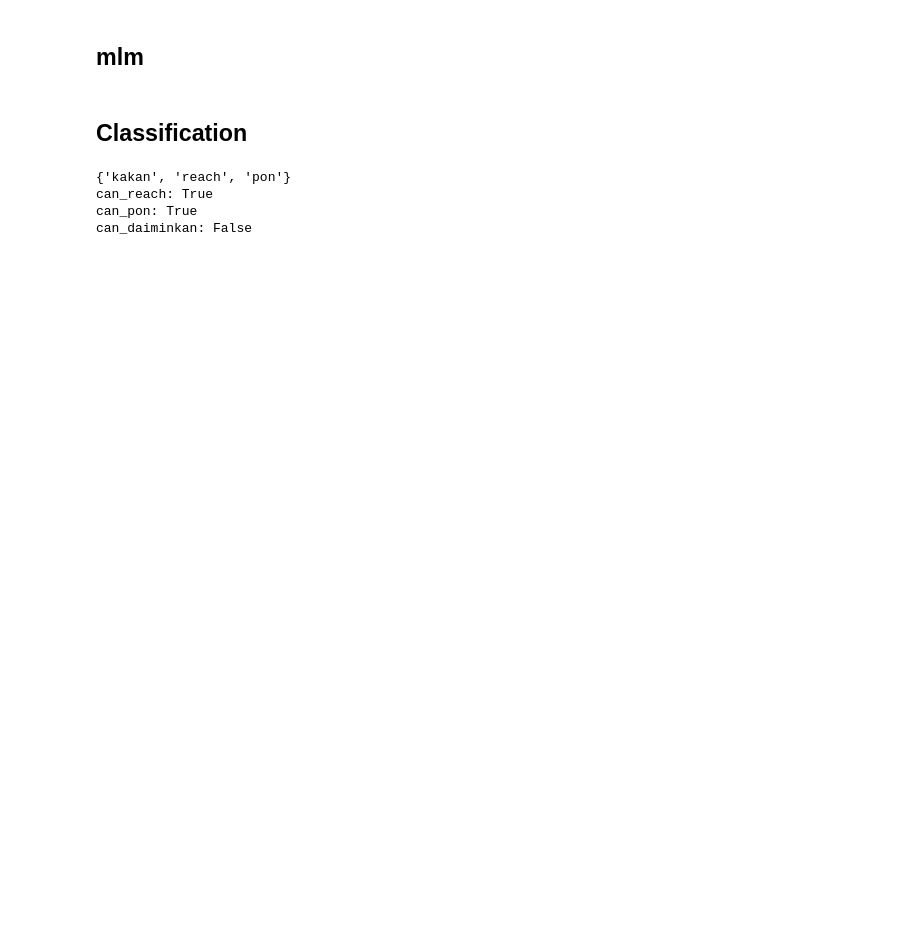
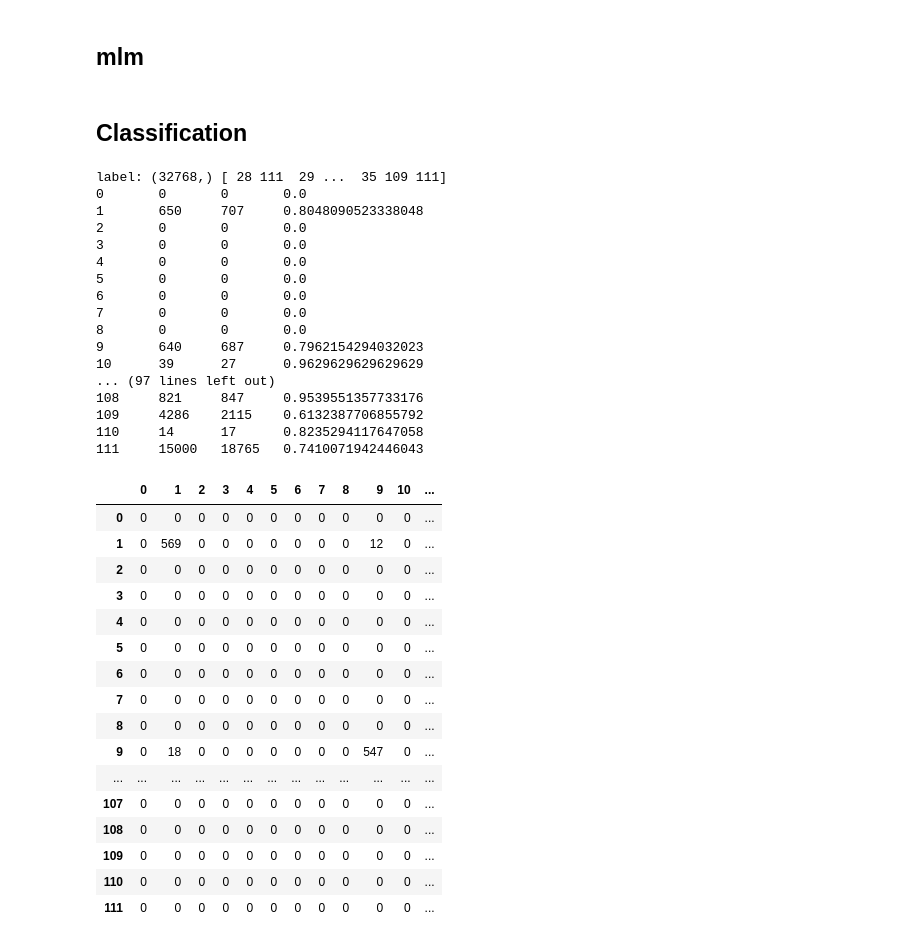
Before and after one commit to yuufyu/wahaha, a Jupyter notebook: train/wahaha_tpu.ipynb, the cells around one changed output. Drawn from its saved outputs; the diff is of its cells as text; code cells hidden in the pictures; blank space fills up the shorter version.

```diff
--- a/train/wahaha_tpu.ipynb
+++ b/train/wahaha_tpu.ipynb
@@ -772,16 +772,63 @@ for pattern in TEST_PATTERN :
     print_convert("P")
     print_convert("F")
     print_convert("C")
-# %%
-possible_list = [{"type": "pon"},{"type": "pon"},{"type": "reach"},{"type": "kakan"}]
-
-possible_set = set(p["type"] for p in possible_list)
-print(possible_set)
-print("can_reach:", "reach" in possible_set)
-print("can_pon:", "pon" in possible_set)
-print("can_daiminkan:", "daiminkan" in possible_set)
-# %% [output]
-{'kakan', 'reach', 'pon'}
-can_reach: True
-can_pon: True
-can_daiminkan: False
+# %%
+import numpy as np
+import pandas as pd
+from sklearn.metrics import precision_score,confusion_matrix
+
+filename = r'D:\home\program\maj3\wahaha_bert\_tmp\test_result.npz'
+
+npz_arr = np.load(filename, allow_pickle=True)
+input_ids = npz_arr["arr_0"]
+labels = npz_arr["arr_1"]
+preds = npz_arr["arr_2"]
+# print("input:", input_ids.shape, input_ids)
+print("label:", labels.shape, labels)
+# print("pred :", preds.shape, preds)
+
+hist = np.bincount(labels)
+hist_pred = np.bincount(preds)
+pre_score = precision_score(labels, preds, labels = range(0,112), average = None)
+for i, (count, count_pred, score) in enumerate(zip(hist, hist_pred, pre_score)) :
+    print(f"{i}\t{count}\t{count_pred}\t{score}")
+
+conf = confusion_matrix(labels, preds, labels = range(0,112))
+pd.set_option('display.max_rows', 128)
+pd.set_option('display.max_columns', 128)
+pd.DataFrame(conf)
+# %% [output]
+label: (32768,) [ 28 111  29 ...  35 109 111]
+0       0       0       0.0
+1       650     707     0.8048090523338048
+2       0       0       0.0
+3       0       0       0.0
+4       0       0       0.0
+5       0       0       0.0
+6       0       0       0.0
+7       0       0       0.0
+8       0       0       0.0
+9       640     687     0.7962154294032023
+10      39      27      0.9629629629629629
+... (97 lines left out)
+108     821     847     0.9539551357733176
+109     4286    2115    0.6132387706855792
+110     14      17      0.8235294117647058
+111     15000   18765   0.7410071942446043
+|  | 0 | 1 | 2 | 3 | 4 | 5 | 6 | 7 | 8 | 9 | 10 | ... |
+| 0 | 0 | 0 | 0 | 0 | 0 | 0 | 0 | 0 | 0 | 0 | 0 | ... |
+| 1 | 0 | 569 | 0 | 0 | 0 | 0 | 0 | 0 | 0 | 12 | 0 | ... |
+| 2 | 0 | 0 | 0 | 0 | 0 | 0 | 0 | 0 | 0 | 0 | 0 | ... |
+| 3 | 0 | 0 | 0 | 0 | 0 | 0 | 0 | 0 | 0 | 0 | 0 | ... |
+| 4 | 0 | 0 | 0 | 0 | 0 | 0 | 0 | 0 | 0 | 0 | 0 | ... |
+| 5 | 0 | 0 | 0 | 0 | 0 | 0 | 0 | 0 | 0 | 0 | 0 | ... |
+| 6 | 0 | 0 | 0 | 0 | 0 | 0 | 0 | 0 | 0 | 0 | 0 | ... |
+| 7 | 0 | 0 | 0 | 0 | 0 | 0 | 0 | 0 | 0 | 0 | 0 | ... |
+| 8 | 0 | 0 | 0 | 0 | 0 | 0 | 0 | 0 | 0 | 0 | 0 | ... |
+| 9 | 0 | 18 | 0 | 0 | 0 | 0 | 0 | 0 | 0 | 547 | 0 | ... |
+| ... | ... | ... | ... | ... | ... | ... | ... | ... | ... | ... | ... | ... |
+| 107 | 0 | 0 | 0 | 0 | 0 | 0 | 0 | 0 | 0 | 0 | 0 | ... |
+| 108 | 0 | 0 | 0 | 0 | 0 | 0 | 0 | 0 | 0 | 0 | 0 | ... |
+| 109 | 0 | 0 | 0 | 0 | 0 | 0 | 0 | 0 | 0 | 0 | 0 | ... |
+| 110 | 0 | 0 | 0 | 0 | 0 | 0 | 0 | 0 | 0 | 0 | 0 | ... |
+| 111 | 0 | 0 | 0 | 0 | 0 | 0 | 0 | 0 | 0 | 0 | 0 | ... |
```
Also changed, not shown: 3 other files.
